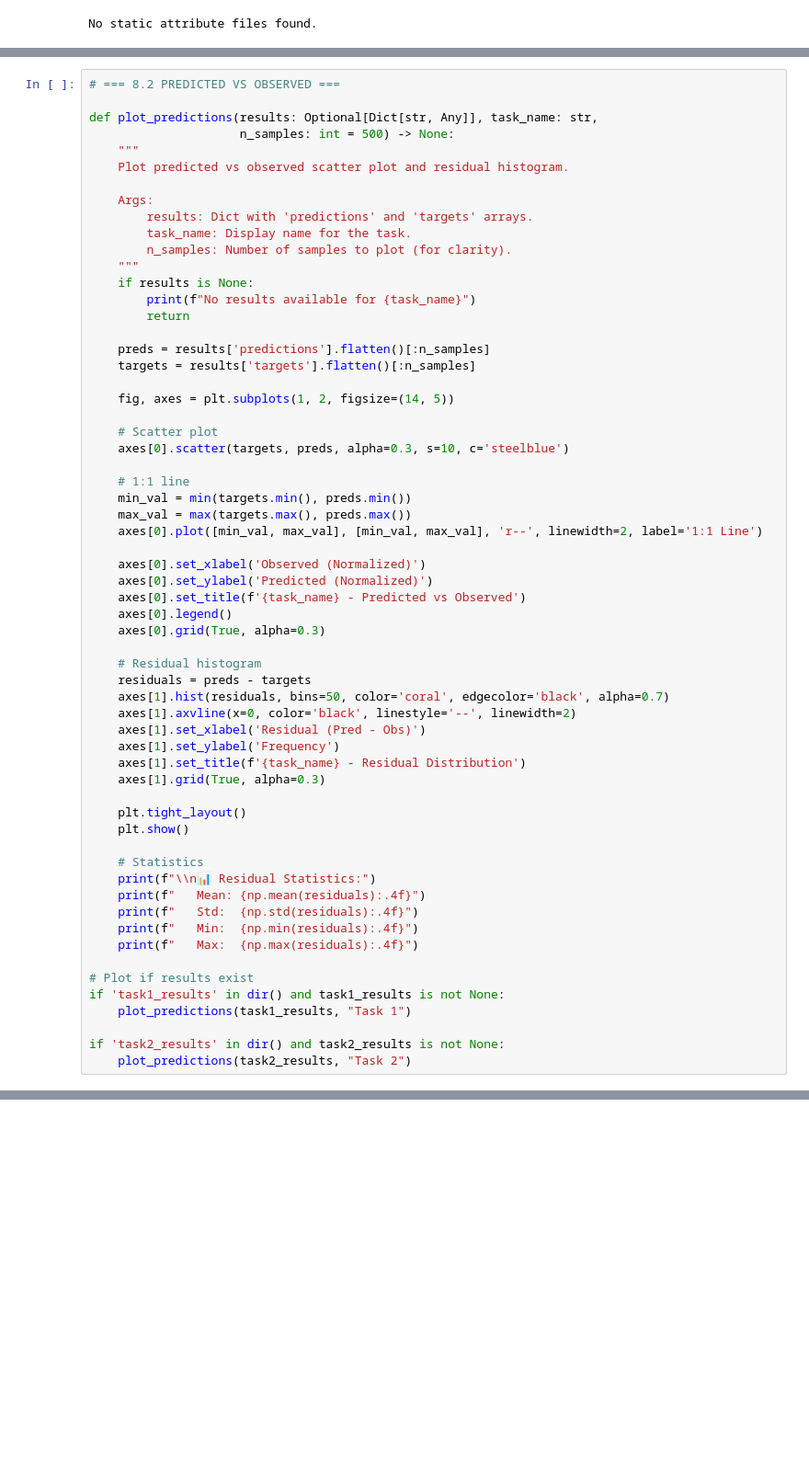
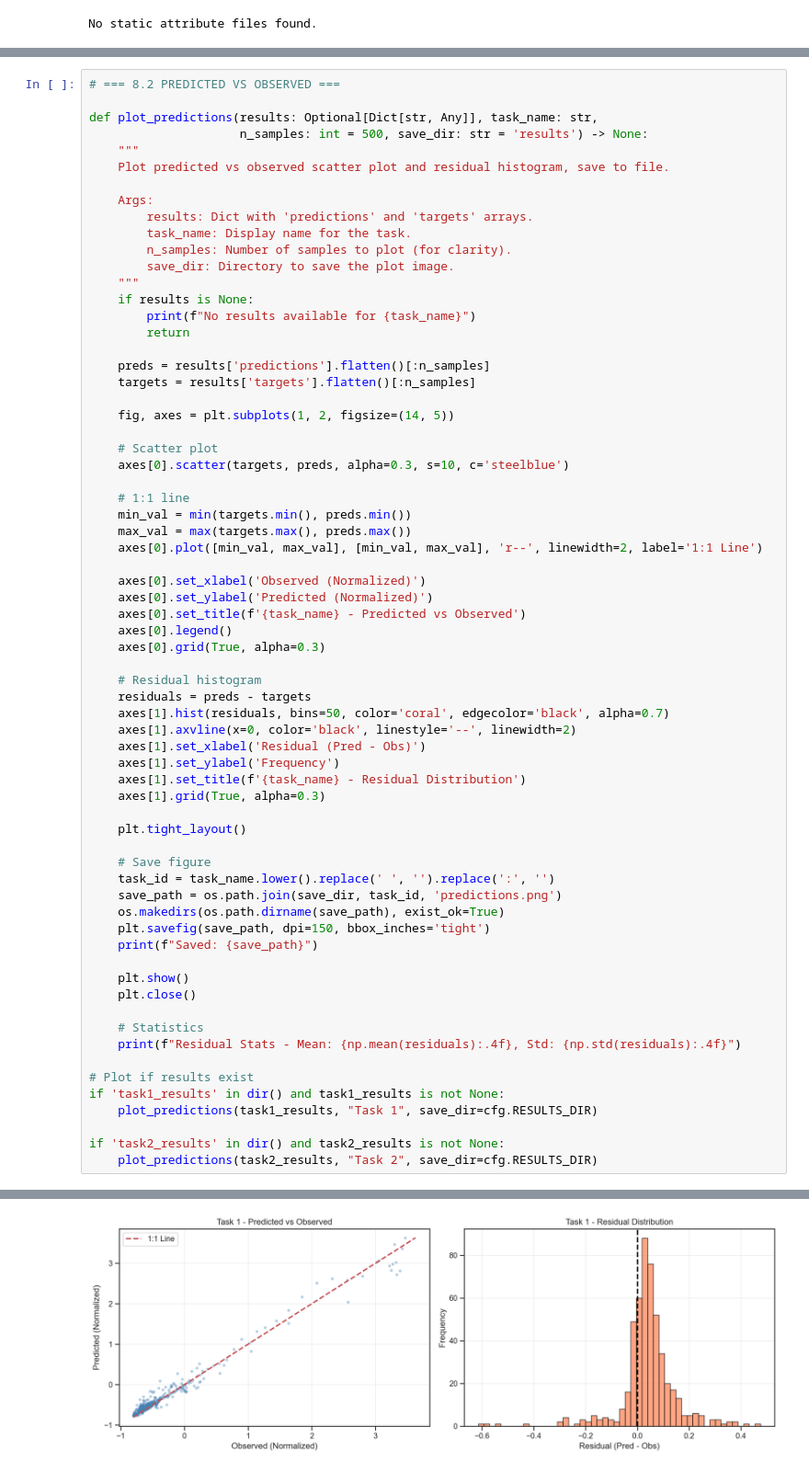
Before and after one commit to VYANHTRAN/hydrology-prediction, a Jupyter notebook: CAMELS_Pipeline.ipynb, the cells around one changed output, grey strips where cells are left out. Shown at 92% size. Drawn from its saved outputs; the diff is of its cells as text; blank space fills up the shorter version.

```diff
--- a/CAMELS_Pipeline.ipynb
+++ b/CAMELS_Pipeline.ipynb
@@ -1960,14 +2175,15 @@ if 'task2_results' in dir() and task2_results is not None:
 # === 8.2 PREDICTED VS OBSERVED ===
 
 def plot_predictions(results: Optional[Dict[str, Any]], task_name: str,
-                     n_samples: int = 500) -> None:
+                     n_samples: int = 500, save_dir: str = 'results') -> None:
     """
-    Plot predicted vs observed scatter plot and residual histogram.
+    Plot predicted vs observed scatter plot and residual histogram, save to file.
 
     Args:
         results: Dict with 'predictions' and 'targets' arrays.
         task_name: Display name for the task.
         n_samples: Number of samples to plot (for clarity).
+        save_dir: Directory to save the plot image.
     """
     if results is None:
         print(f"No results available for {task_name}")
@@ -2002,18 +2218,24 @@ def plot_predictions(results: Optional[Dict[str, Any]], task_name: str,
     axes[1].grid(True, alpha=0.3)
 
     plt.tight_layout()
+
+    # Save figure
+    task_id = task_name.lower().replace(' ', '').replace(':', '')
+    save_path = os.path.join(save_dir, task_id, 'predictions.png')
+    os.makedirs(os.path.dirname(save_path), exist_ok=True)
+    plt.savefig(save_path, dpi=150, bbox_inches='tight')
+    print(f"Saved: {save_path}")
+
     plt.show()
+    plt.close()
 
     # Statistics
-    print(f"\\n📊 Residual Statistics:")
-    print(f"   Mean: {np.mean(residuals):.4f}")
-    print(f"   Std:  {np.std(residuals):.4f}")
-    print(f"   Min:  {np.min(residuals):.4f}")
-    print(f"   Max:  {np.max(residuals):.4f}")
+    print(f"Residual Stats - Mean: {np.mean(residuals):.4f}, Std: {np.std(residuals):.4f}")
 
 # Plot if results exist
 if 'task1_results' in dir() and task1_results is not None:
-    plot_predictions(task1_results, "Task 1")
+    plot_predictions(task1_results, "Task 1", save_dir=cfg.RESULTS_DIR)
 
 if 'task2_results' in dir() and task2_results is not None:
-    plot_predictions(task2_results, "Task 2")
+    plot_predictions(task2_results, "Task 2", save_dir=cfg.RESULTS_DIR)
+# %% [output]
@@ -2019,0 +2243 @@ if 'task2_results' in dir() and task2_results is not None:
+[figure, added]
```
Also changed, not shown: parts of 32 cells of this notebook.
